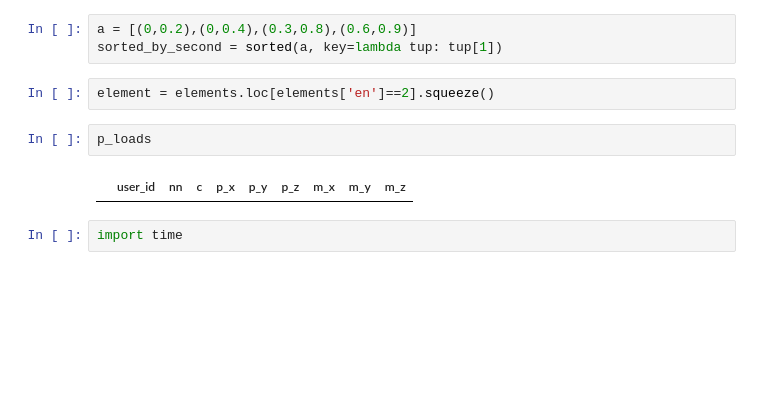
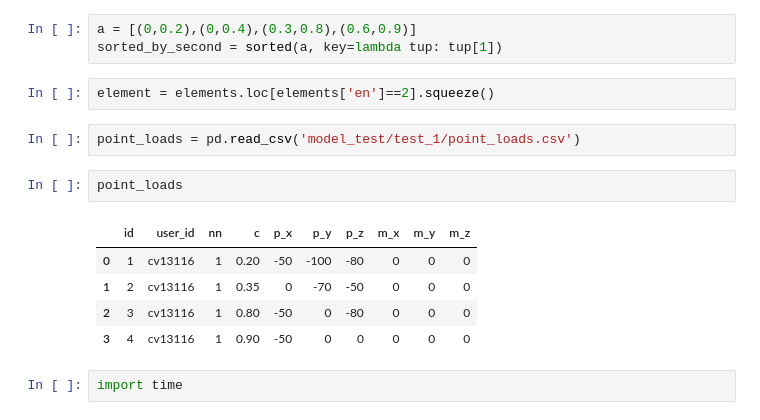
Before and after one commit to tsak1998/Thesis, a Jupyter notebook: Untitled.ipynb, the cells around one changed output. Saved outputs shown, nothing was run; the diff lists cells and outputs as text; blank space fills up the shorter version.

```diff
--- a/Untitled.ipynb
+++ b/Untitled.ipynb
@@ -602,10 +483,16 @@ a = [(0,0.2),(0,0.4),(0.3,0.8),(0.6,0.9)]
 sorted_by_second = sorted(a, key=lambda tup: tup[1])
 # %%
 element = elements.loc[elements['en']==2].squeeze()
-# %%
-p_loads
-# %% [output]
-|  | user_id | nn | c | p_x | p_y | p_z | m_x | m_y | m_z |
+# %%
+point_loads = pd.read_csv('model_test/test_1/point_loads.csv')
+# %%
+point_loads
+# %% [output]
+|  | id | user_id | nn | c | p_x | p_y | p_z | m_x | m_y | m_z |
+| 0 | 1 | cv13116 | 1 | 0.20 | -50 | -100 | -80 | 0 | 0 | 0 |
+| 1 | 2 | cv13116 | 1 | 0.35 | 0 | -70 | -50 | 0 | 0 | 0 |
+| 2 | 3 | cv13116 | 1 | 0.80 | -50 | 0 | -80 | 0 | 0 | 0 |
+| 3 | 4 | cv13116 | 1 | 0.90 | -50 | 0 | 0 | 0 | 0 | 0 |
 # %%
 import time
 # %%
```
Also changed, not shown: parts of 50 cells of this notebook, 5 other files.
